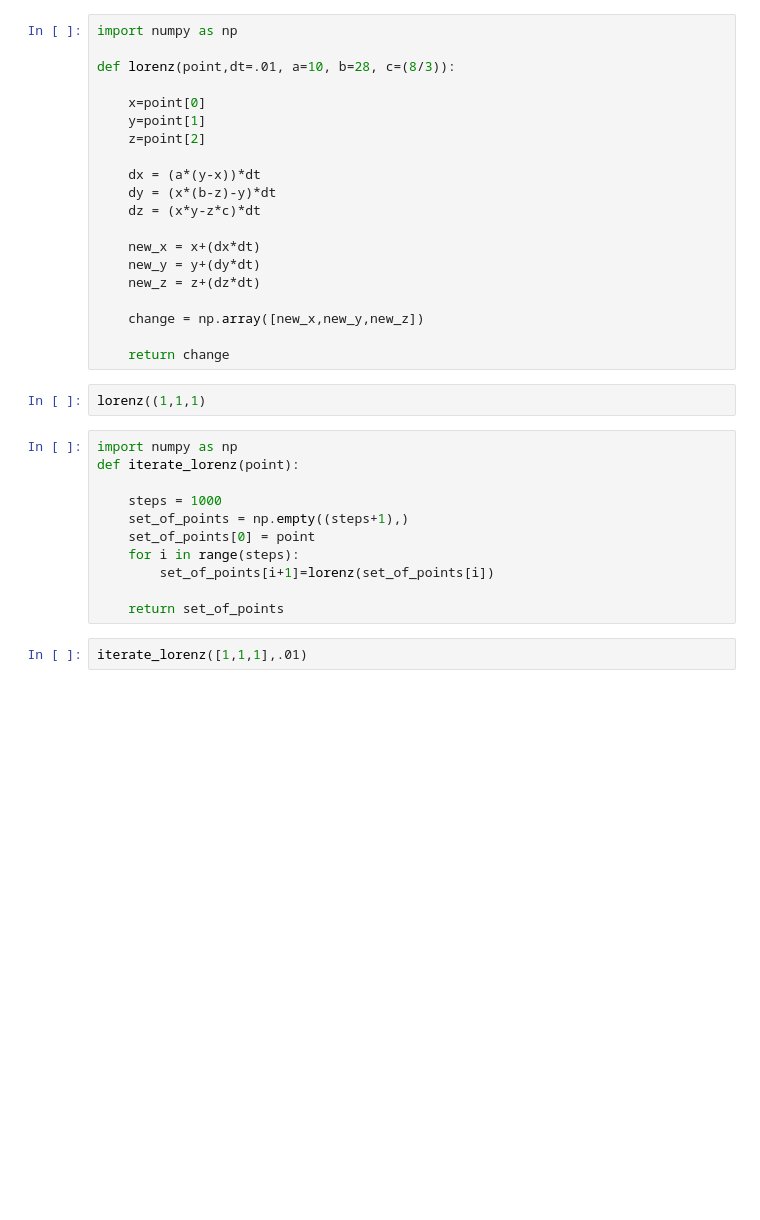
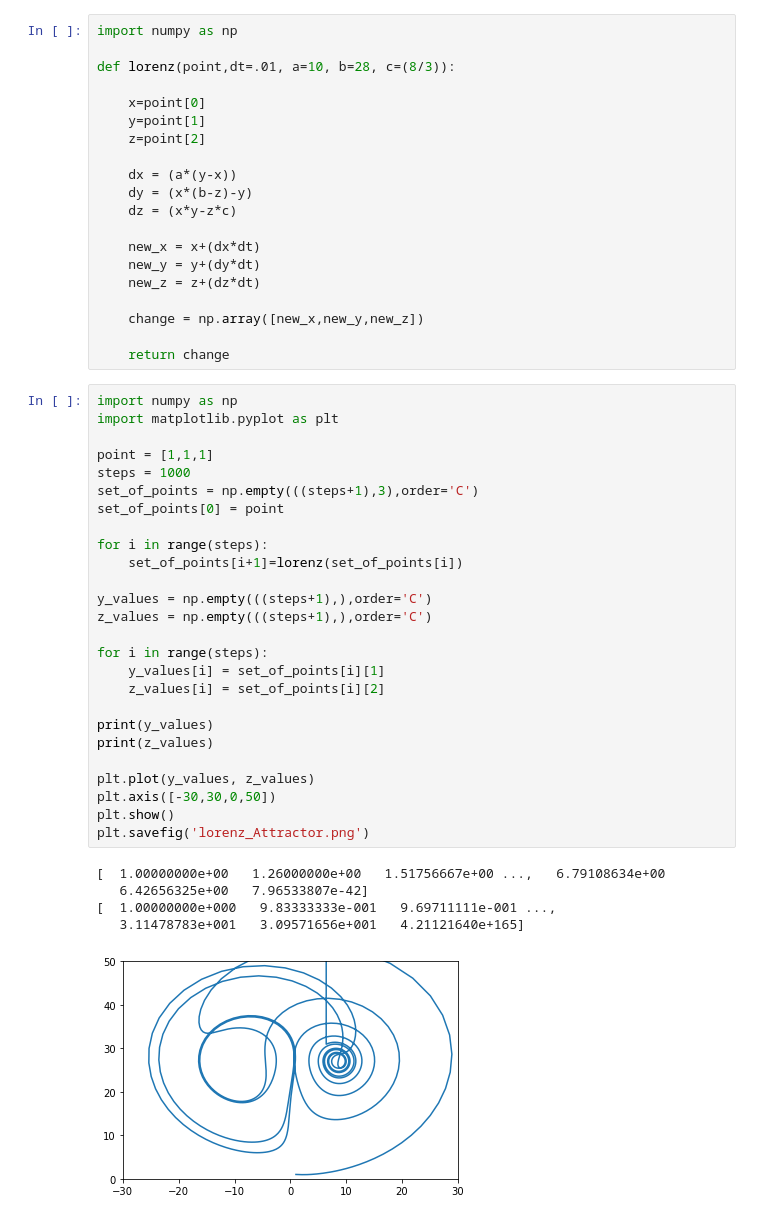
Before and after one commit to danielmalonebuoy/math300_malonebuoy, a Jupyter notebook: assn6/Lorenz-checkpoint.ipynb, the cells around one changed output. Saved outputs shown, nothing was run; the diff lists cells and outputs as text; blank space fills up the shorter version.

```diff
--- a/assn6/Lorenz-checkpoint.ipynb
+++ b/assn6/Lorenz-checkpoint.ipynb
@@ -7,9 +7,9 @@ def lorenz(point,dt=.01, a=10, b=28, c=(8/3)):
     y=point[1]
     z=point[2]
 
-    dx = (a*(y-x))*dt
-    dy = (x*(b-z)-y)*dt
-    dz = (x*y-z*c)*dt
+    dx = (a*(y-x))
+    dy = (x*(b-z)-y)
+    dz = (x*y-z*c)
 
     new_x = x+(dx*dt)
     new_y = y+(dy*dt)
@@ -18,18 +18,35 @@ def lorenz(point,dt=.01, a=10, b=28, c=(8/3)):
     change = np.array([new_x,new_y,new_z])
 
     return change
-# %%
-lorenz((1,1,1)
 # %%
 import numpy as np
-def iterate_lorenz(point):
+import matplotlib.pyplot as plt
 
-    steps = 1000
-    set_of_points = np.empty((steps+1),)
-    set_of_points[0] = point
-    for i in range(steps):
-        set_of_points[i+1]=lorenz(set_of_points[i])
+point = [1,1,1]
+steps = 1000
+set_of_points = np.empty(((steps+1),3),order='C')
+set_of_points[0] = point
 
-    return set_of_points
+for i in range(steps):
+    set_of_points[i+1]=lorenz(set_of_points[i])
+
+y_values = np.empty(((steps+1),),order='C')
+z_values = np.empty(((steps+1),),order='C')
+
+for i in range(steps):
+    y_values[i] = set_of_points[i][1]
+    z_values[i] = set_of_points[i][2]
+
+print(y_values)
+print(z_values)
+
+plt.plot(y_values, z_values)
+plt.axis([-30,30,0,50])
+plt.show()
+plt.savefig('lorenz_Attractor.png')
+# %% [output]
+[  1.00000000e+00   1.26000000e+00   1.51756667e+00 ...,   6.79108634e+00
+   6.42656325e+00   7.96533807e-42]
+[  1.00000000e+000   9.83333333e-001   9.69711111e-001 ...,
+   3.11478783e+001   3.09571656e+001   4.21121640e+165]
+[figure, added]
-# %%
-iterate_lorenz([1,1,1],.01)
```
Also changed, not shown: parts of 1 cell of this notebook.
